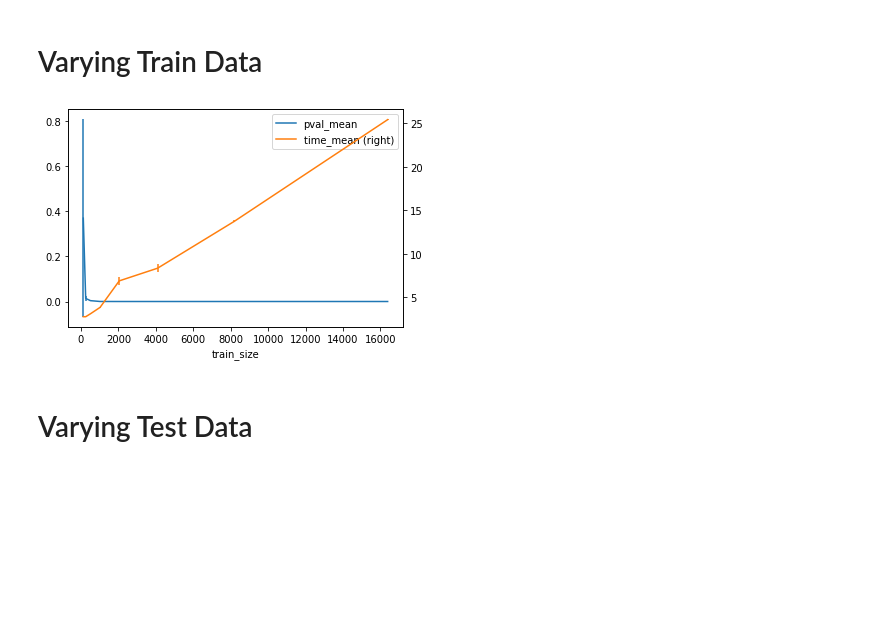
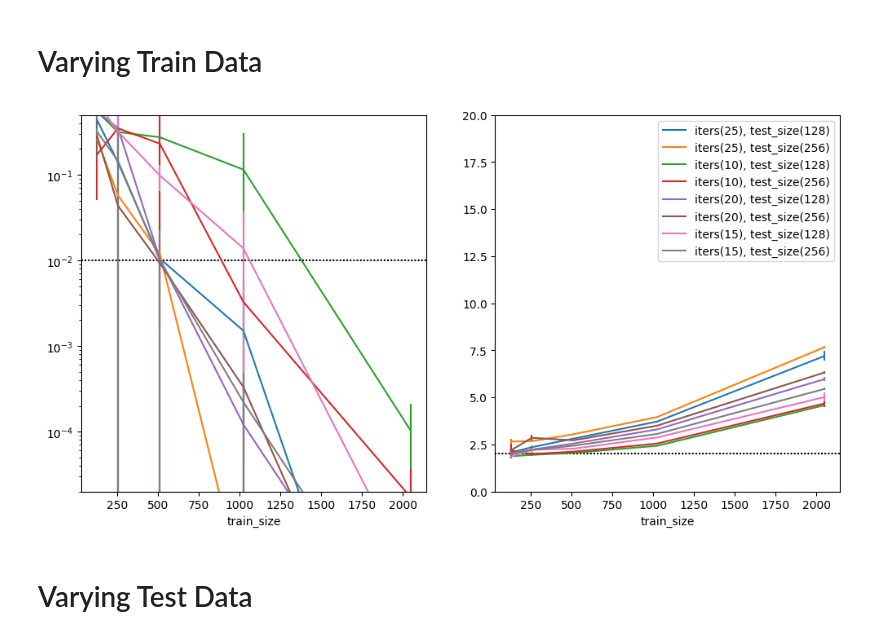
Before and after one commit to ShapeOfMatter/choreography, a Jupyter notebook: python/P-value Analysis.ipynb, the cells around one changed output. Saved outputs shown, nothing was run; the diff lists cells and outputs as text; code cells hidden in the pictures; blank space fills up the shorter version.

Commit message:
tweak visualization

```diff
--- a/python/P-value Analysis.ipynb
+++ b/python/P-value Analysis.ipynb
@@ -20,12 +69,9 @@ iters_df.plot(ax=ax, x='iters', y='time_mean', yerr='time_std', secondary_y=True
 # %% [markdown]
 # Varying Train Data
 # %%
-fig, ax = plt.subplots()
-iters_df = results[(results['iters'] == 20) & (results['test_size'] == 512)]
-iters_df.plot(ax=ax, x='train_size', y='pval_mean', yerr='pval_std')
-iters_df.plot(ax=ax, x='train_size', y='time_mean', yerr='time_std', secondary_y=True);
+plot_performance(x="train_size", train_size=(0, 2048), iters=(10,25), test_size=(0,256))
 # %% [output]
-[figure, old version]
+[figure, new version]
 # %% [markdown]
 # Varying Test Data
 # %%
```
Also changed, not shown: parts of 9 cells of this notebook.
